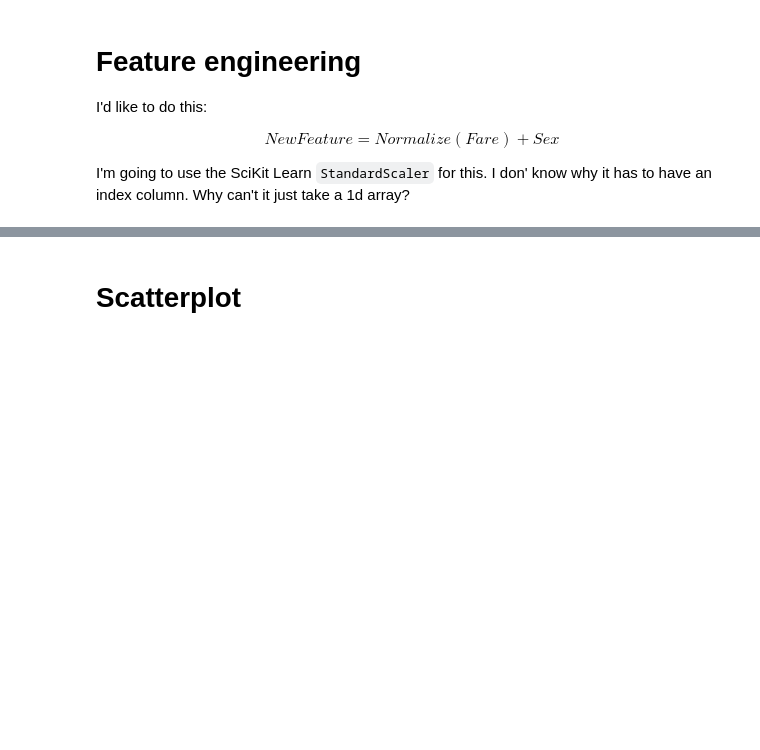
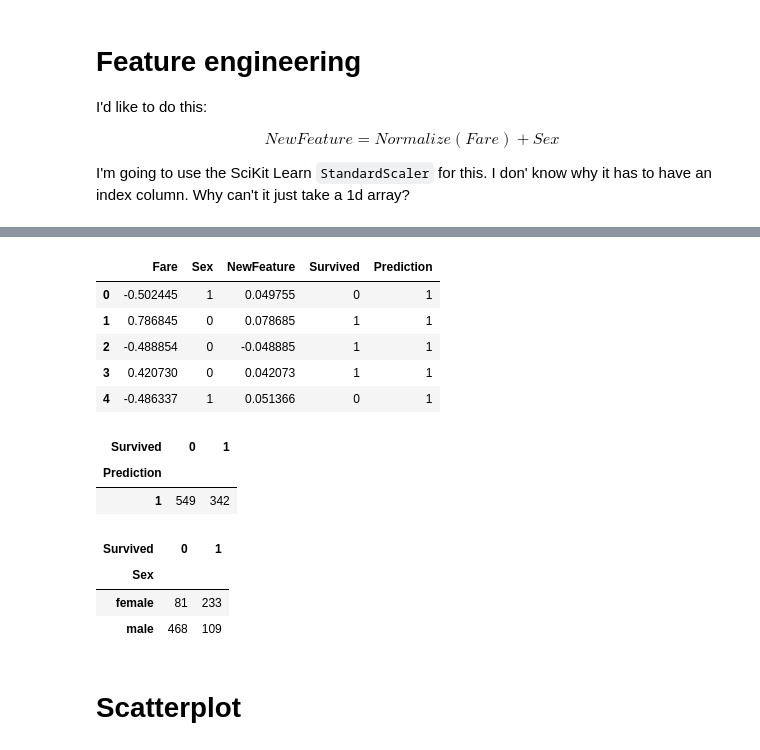
Before and after one commit to mehemken/kaggle, a Jupyter notebook: titanic/titanic_competition.ipynb, the cells around one changed output, grey strips where cells are left out. Drawn from its saved outputs; the diff is of its cells as text; code cells hidden in the pictures; blank space fills up the shorter version.

```diff
--- a/titanic/titanic_competition.ipynb
+++ b/titanic/titanic_competition.ipynb
@@ -241,0 +189,2 @@ male 1 0
+# %%
+df1['NewFeature'] = df1[['Fare', 'Sex']].apply(new_feature_maker, axis=1)
@@ -242,2 +209,26 @@ male 1 0
+# %%
+df1.head()
+# %% [output]
+|  | Fare | Sex | NewFeature | Survived | Prediction |
+| 0 | -0.502445 | 1 | 0.049755 | 0 | 1 |
+| 1 | 0.786845 | 0 | 0.078685 | 1 | 1 |
+| 2 | -0.488854 | 0 | -0.048885 | 1 | 1 |
+| 3 | 0.420730 | 0 | 0.042073 | 1 | 1 |
+| 4 | -0.486337 | 1 | 0.051366 | 0 | 1 |
+# %%
+g = df1.groupby(['Prediction', 'Survived'])
+g.size().unstack()
+# %% [output]
+| Survived | 0 | 1 |
+| Prediction |  |  |
+| 1 | 549 | 342 |
+# %%
+h = df.groupby(['Sex', 'Survived'])
+h.size().unstack()
+# %% [output]
+| Survived | 0 | 1 |
+| Sex |  |  |
+| female | 81 | 233 |
+| male | 468 | 109 |
 # %% [markdown]
 # Scatterplot
```
Also changed, not shown: parts of 26 cells of this notebook.
